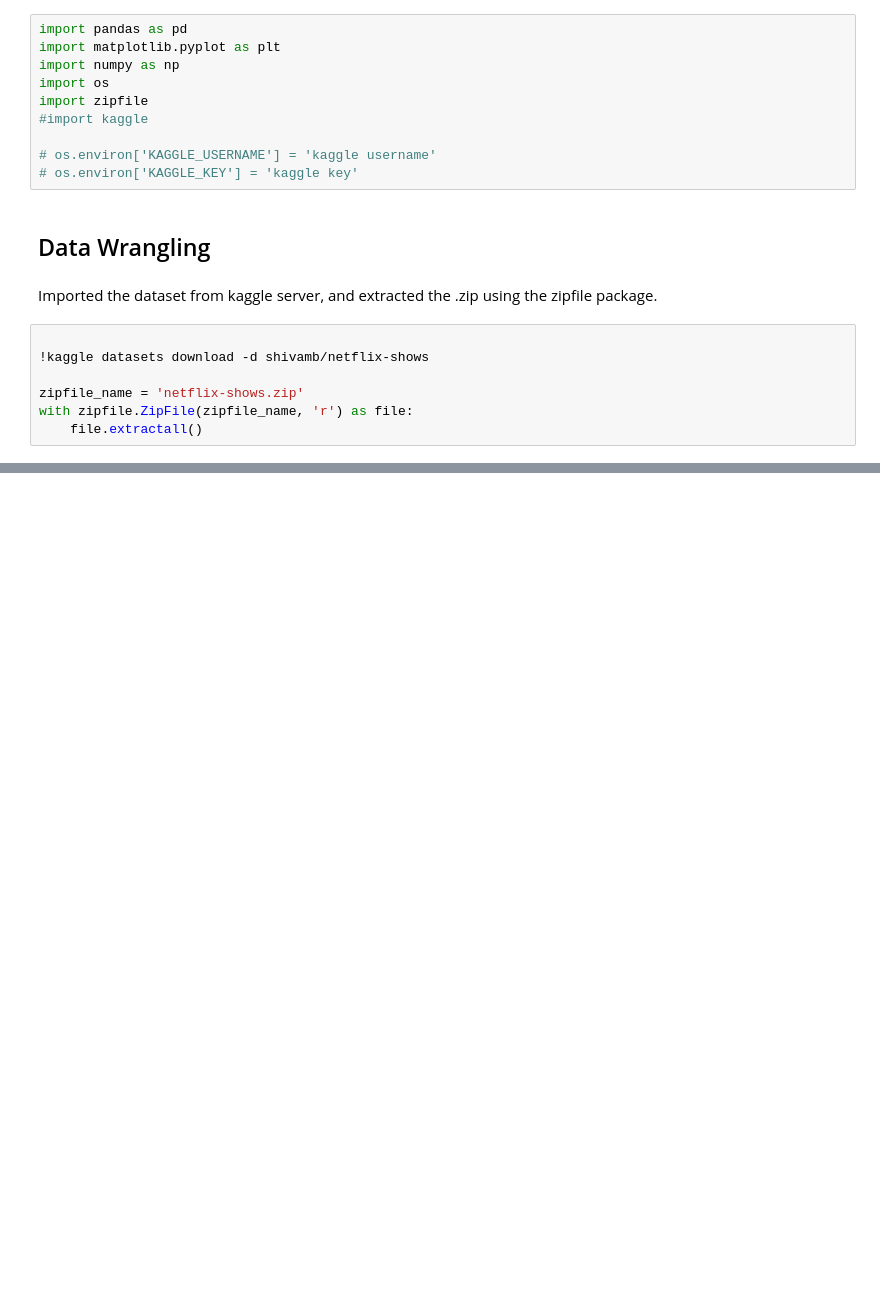
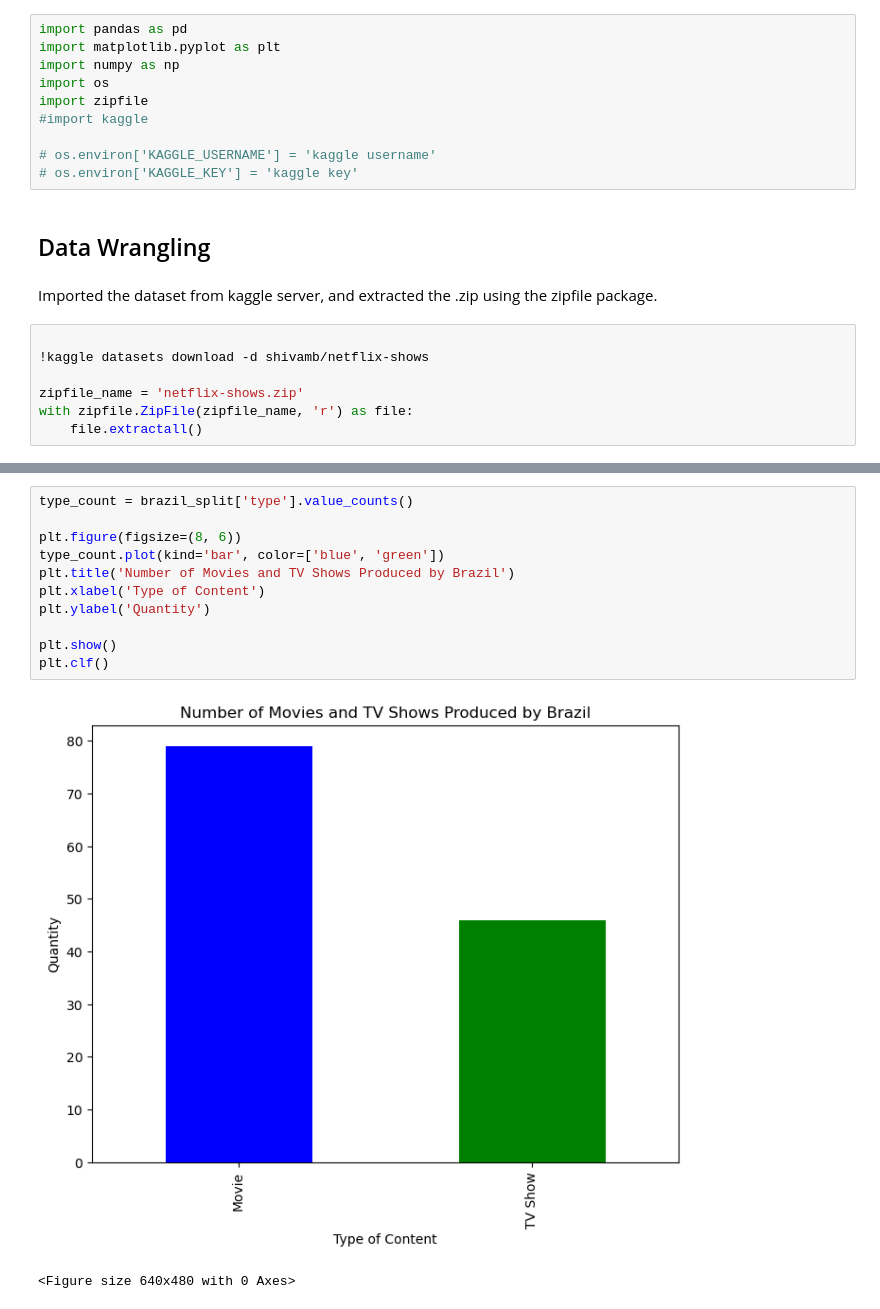
Before and after one commit to fernandococco/brazil_netflix, a Jupyter notebook: brazil_content.ipynb, the cells around one changed output, grey strips where cells are left out. Drawn from its saved outputs; the diff is of its cells as text; blank space fills up the shorter version.

```diff
--- a/brazil_content.ipynb
+++ b/brazil_content.ipynb
@@ -579,0 +218,14 @@ brazil_tv_show.to_csv('brazil_series.csv')
+# %%
+type_count = brazil_split['type'].value_counts()
+
+plt.figure(figsize=(8, 6))
+type_count.plot(kind='bar', color=['blue', 'green'])
+plt.title('Number of Movies and TV Shows Produced by Brazil')
+plt.xlabel('Type of Content')
+plt.ylabel('Quantity')
+
+plt.show()
+plt.clf()
+# %% [output]
+[figure, added]
+<Figure size 640x480 with 0 Axes>
```
Also changed, not shown: parts of 103 cells of this notebook.
